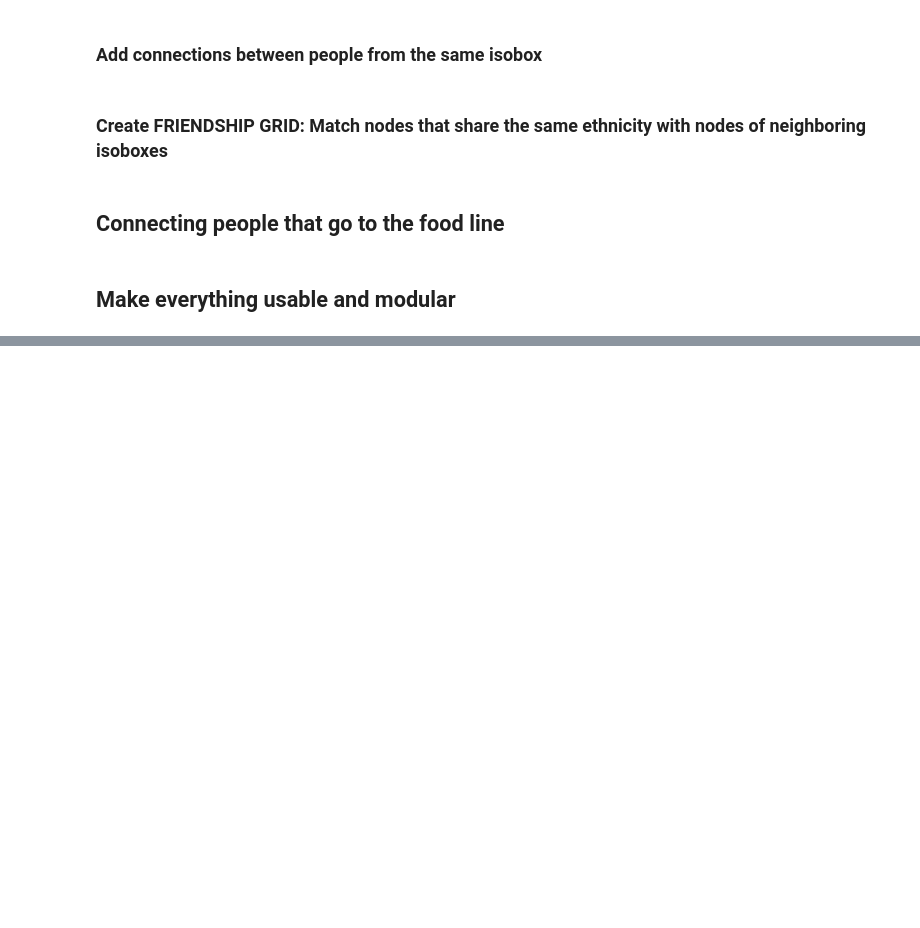
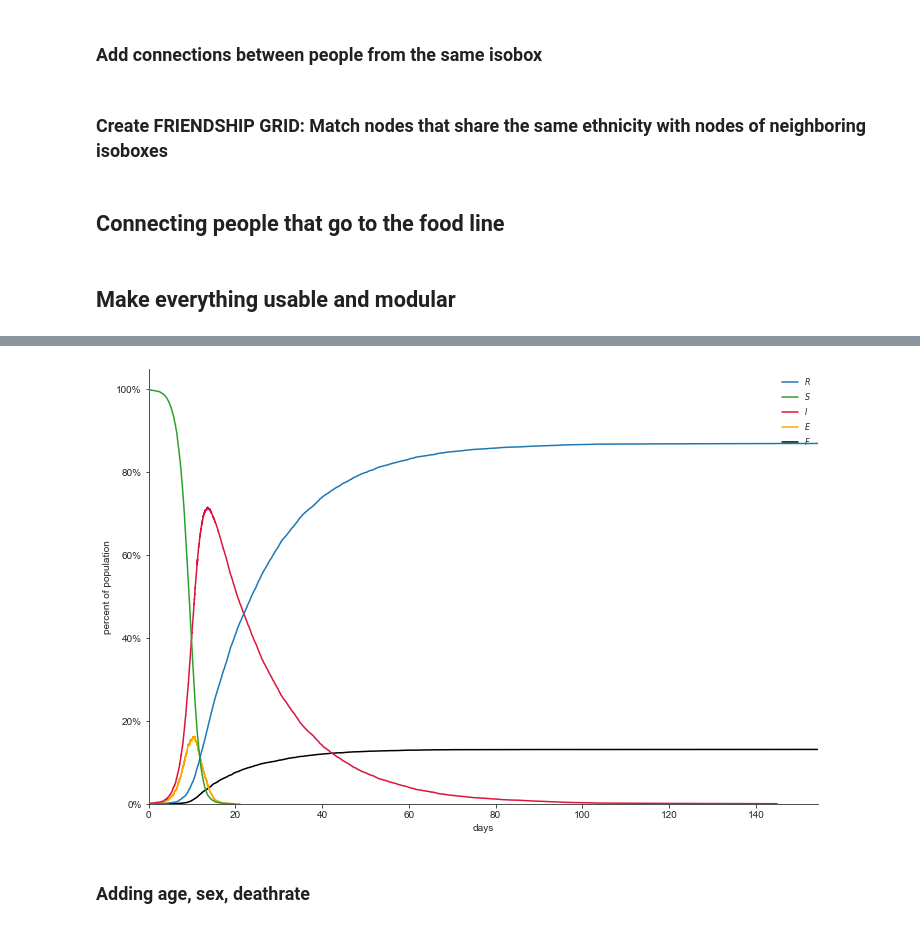
Before and after one commit to AIforGoodSimulator/network-model-python, a Jupyter notebook: NetworkDesign.ipynb, the cells around one changed output, grey strips where cells are left out. Saved outputs shown, nothing was run; the diff lists cells and outputs as text; code cells hidden in the pictures; blank space fills up the shorter version.

```diff
--- a/NetworkDesign.ipynb
+++ b/NetworkDesign.ipynb
@@ -376,0 +377,7 @@ graph.nodes[0]
+# %%
+fig, ax = ref_model.figure_basic()
+fig.savefig(f"{fig_name}_figBasic.png")
+# %% [output]
+[figure, added]
+# %% [markdown]
+### Adding age, sex, deathrate
```
Also changed, not shown: parts of 10 cells of this notebook, 5 other files.
